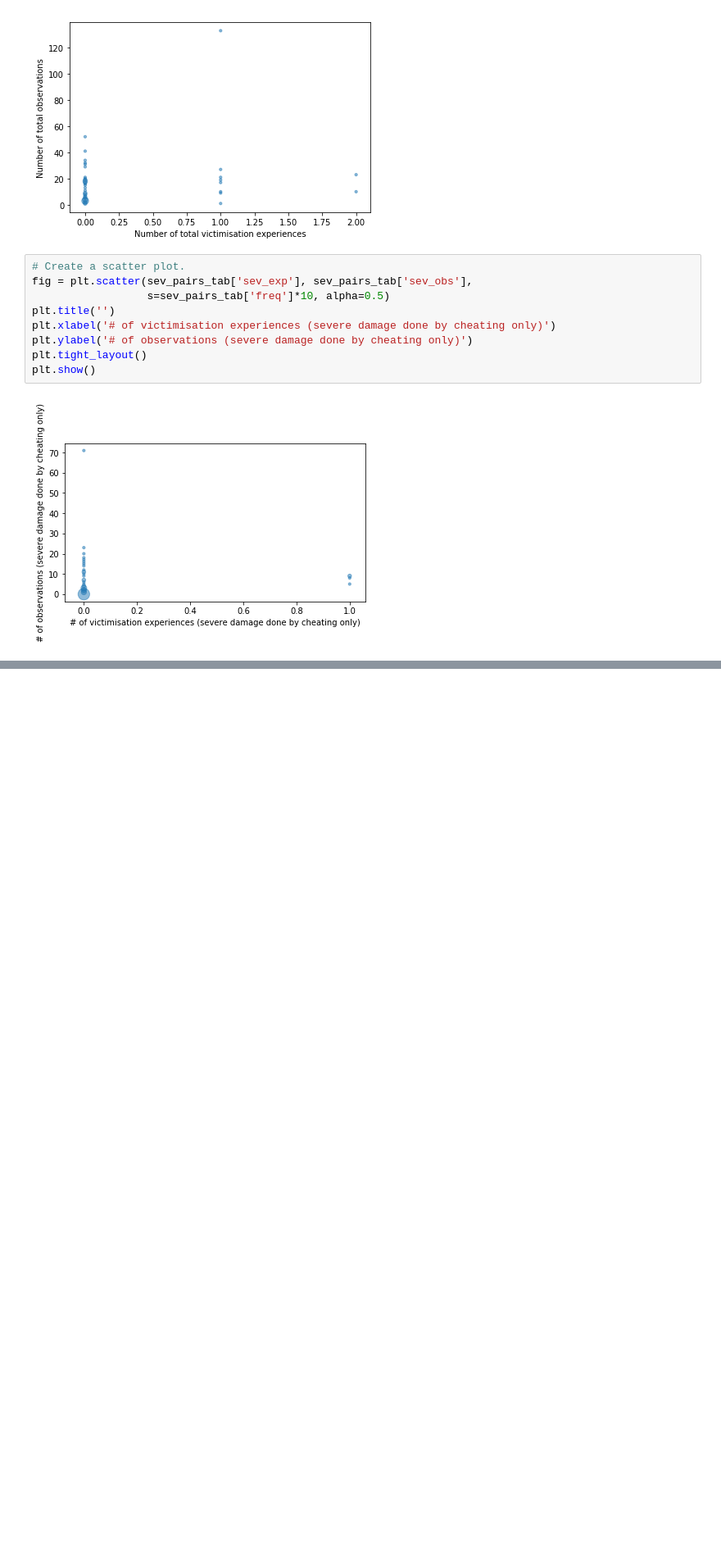
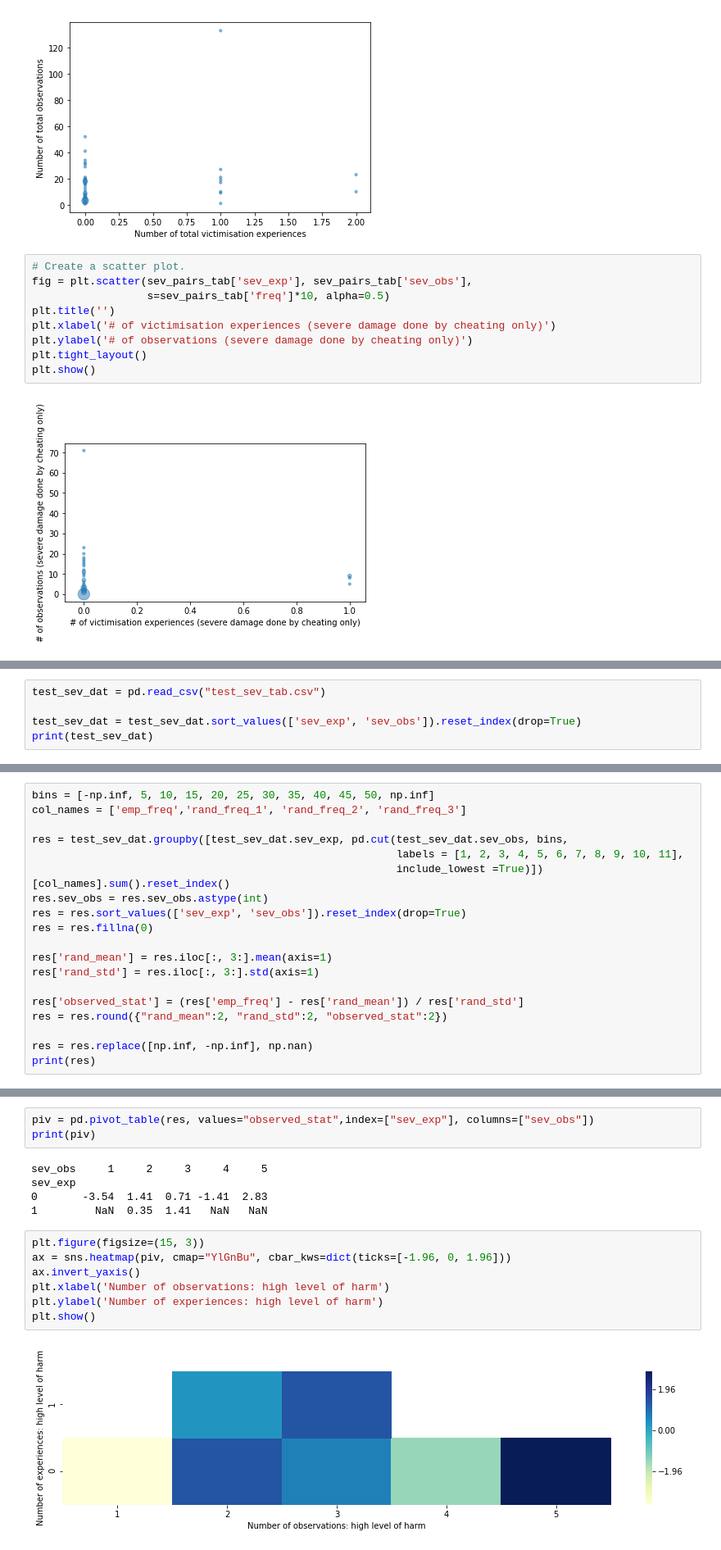
Before and after one commit to social-research/cheating, a Jupyter notebook: 06-combine-two-mechanisms.ipynb, the cells around one changed output, grey strips where cells are left out. Shown: that part at 82% size. Cells and saved outputs as stored; diff of their text form; blank space fills up the shorter version.

```diff
--- a/06-combine-two-mechanisms.ipynb
+++ b/06-combine-two-mechanisms.ipynb
@@ -510,0 +479,5 @@ plt.show()
+# %%
+test_sev_dat = pd.read_csv("test_sev_tab.csv")
+
+test_sev_dat = test_sev_dat.sort_values(['sev_exp', 'sev_obs']).reset_index(drop=True)
+print(test_sev_dat)
@@ -510,0 +502,19 @@ plt.show()
+# %%
+bins = [-np.inf, 5, 10, 15, 20, 25, 30, 35, 40, 45, 50, np.inf]
+col_names = ['emp_freq','rand_freq_1', 'rand_freq_2', 'rand_freq_3']
+
+res = test_sev_dat.groupby([test_sev_dat.sev_exp, pd.cut(test_sev_dat.sev_obs, bins,
+                                                         labels = [1, 2, 3, 4, 5, 6, 7, 8, 9, 10, 11],
+                                                         include_lowest =True)])[col_names].sum().reset_index()
+res.sev_obs = res.sev_obs.astype(int)
+res = res.sort_values(['sev_exp', 'sev_obs']).reset_index(drop=True)
+res = res.fillna(0)
+
+res['rand_mean'] = res.iloc[:, 3:].mean(axis=1)
+res['rand_std'] = res.iloc[:, 3:].std(axis=1)
+
+res['observed_stat'] = (res['emp_freq'] - res['rand_mean']) / res['rand_std']
+res = res.round({"rand_mean":2, "rand_std":2, "observed_stat":2})
+
+res = res.replace([np.inf, -np.inf], np.nan)
+print(res)
@@ -510,0 +539,17 @@ plt.show()
+# %%
+piv = pd.pivot_table(res, values="observed_stat",index=["sev_exp"], columns=["sev_obs"])
+print(piv)
+# %% [output]
+sev_obs     1     2     3     4     5
+sev_exp
+0       -3.54  1.41  0.71 -1.41  2.83
+1         NaN  0.35  1.41   NaN   NaN
+# %%
+plt.figure(figsize=(15, 3))
+ax = sns.heatmap(piv, cmap="YlGnBu", cbar_kws=dict(ticks=[-1.96, 0, 1.96]))
+ax.invert_yaxis()
+plt.xlabel('Number of observations: high level of harm')
+plt.ylabel('Number of experiences: high level of harm')
+plt.show()
+# %% [output]
+[figure, added]
```
Also changed, not shown: parts of 26 cells of this notebook, 10 other files.
